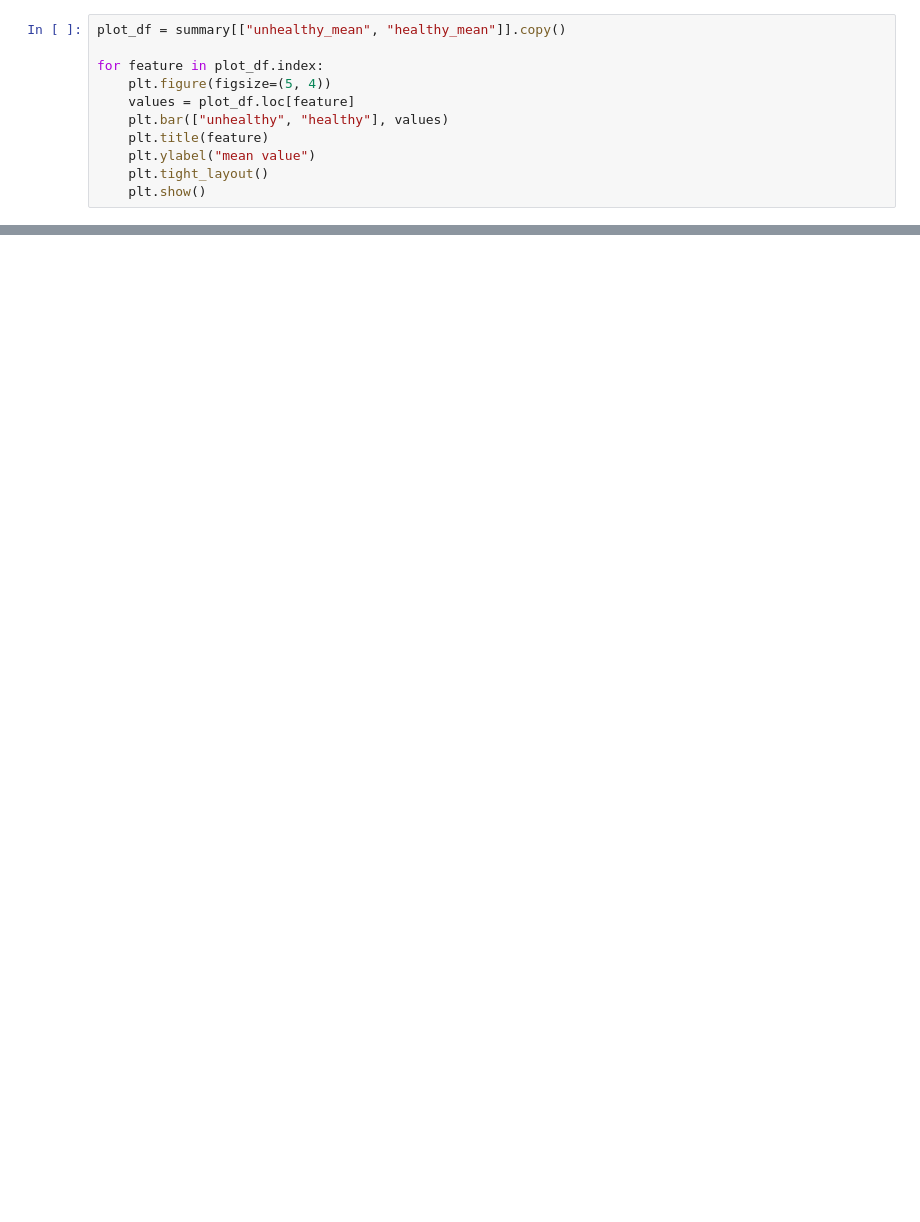
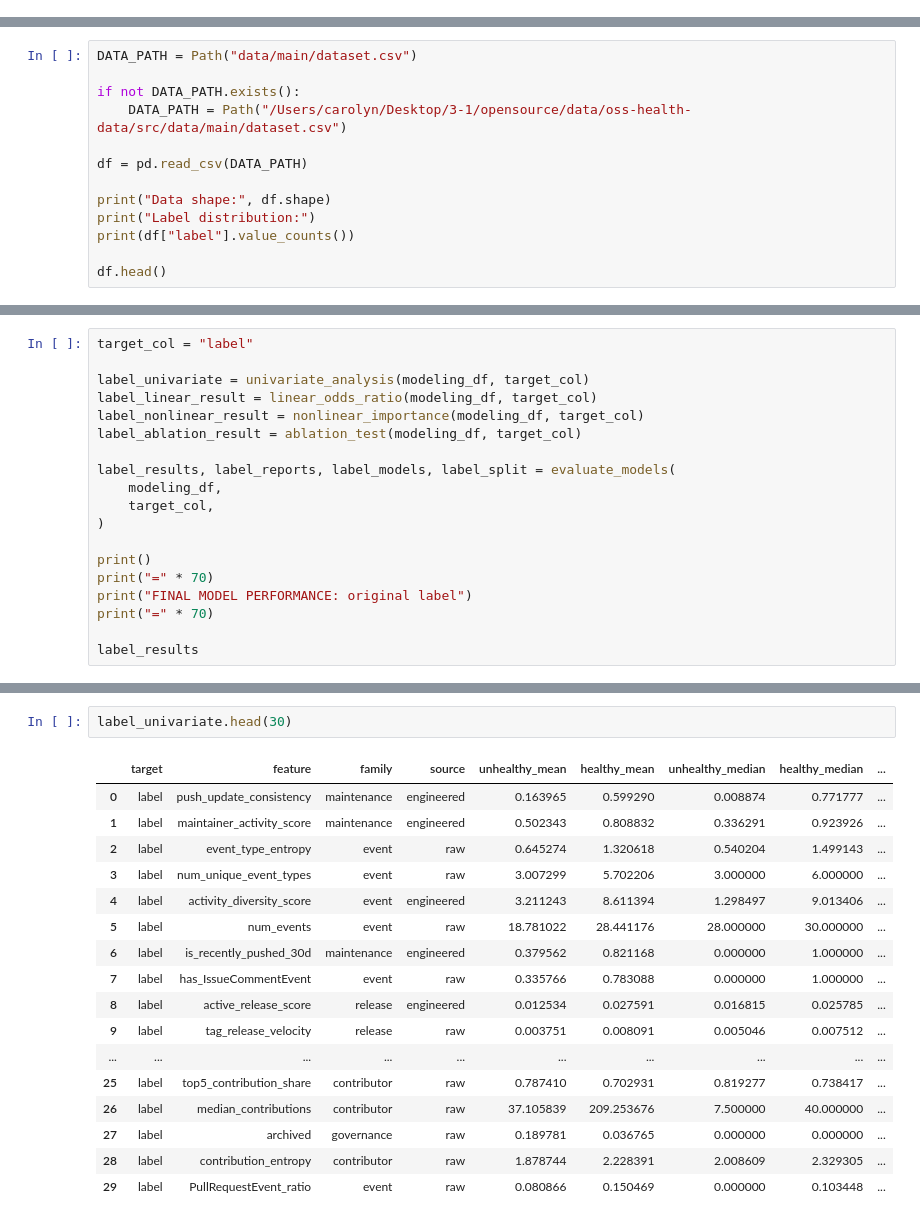
Before and after one commit to OpenSource-2026/oss-health-data, a Jupyter notebook: src/1_FEATURE.ipynb, the cells around one changed output, grey strips where cells are left out. Saved outputs shown, nothing was run; the diff lists cells and outputs as text; blank space fills up the shorter version.

```diff
--- a/src/1_FEATURE.ipynb
+++ b/src/1_FEATURE.ipynb
@@ -734,11 +0,0 @@ summary
-# %%
-plot_df = summary[["unhealthy_mean", "healthy_mean"]].copy()
-
-for feature in plot_df.index:
-    plt.figure(figsize=(5, 4))
-    values = plot_df.loc[feature]
-    plt.bar(["unhealthy", "healthy"], values)
-    plt.title(feature)
-    plt.ylabel("mean value")
-    plt.tight_layout()
-    plt.show()
@@ -3428,0 +42,13 @@ Feature importance 분석 결과 Healthy OSS를 설명하는 가장 중요한
+# %%
+DATA_PATH = Path("data/main/dataset.csv")
+
+if not DATA_PATH.exists():
+    DATA_PATH = Path("/Users/carolyn/Desktop/3-1/opensource/data/oss-health-data/src/data/main/dataset.csv")
+
+df = pd.read_csv(DATA_PATH)
+
+print("Data shape:", df.shape)
+print("Label distribution:")
+print(df["label"].value_counts())
+
+df.head()
@@ -3428,0 +962,19 @@ Feature importance 분석 결과 Healthy OSS를 설명하는 가장 중요한
+# %%
+target_col = "label"
+
+label_univariate = univariate_analysis(modeling_df, target_col)
+label_linear_result = linear_odds_ratio(modeling_df, target_col)
+label_nonlinear_result = nonlinear_importance(modeling_df, target_col)
+label_ablation_result = ablation_test(modeling_df, target_col)
+
+label_results, label_reports, label_models, label_split = evaluate_models(
+    modeling_df,
+    target_col,
+)
+
+print()
+print("=" * 70)
+print("FINAL MODEL PERFORMANCE: original label")
+print("=" * 70)
+
+label_results
@@ -3428,0 +1004,20 @@ Feature importance 분석 결과 Healthy OSS를 설명하는 가장 중요한
+# %%
+label_univariate.head(30)
+# %% [output]
+|  | target | feature | family | source | unhealthy_mean | healthy_mean | unhealthy_median | healthy_median | ... |
+| 0 | label | push_update_consistency | maintenance | engineered | 0.163965 | 0.599290 | 0.008874 | 0.771777 | ... |
+| 1 | label | maintainer_activity_score | maintenance | engineered | 0.502343 | 0.808832 | 0.336291 | 0.923926 | ... |
+| 2 | label | event_type_entropy | event | raw | 0.645274 | 1.320618 | 0.540204 | 1.499143 | ... |
+| 3 | label | num_unique_event_types | event | raw | 3.007299 | 5.702206 | 3.000000 | 6.000000 | ... |
+| 4 | label | activity_diversity_score | event | engineered | 3.211243 | 8.611394 | 1.298497 | 9.013406 | ... |
+| 5 | label | num_events | event | raw | 18.781022 | 28.441176 | 28.000000 | 30.000000 | ... |
+| 6 | label | is_recently_pushed_30d | maintenance | engineered | 0.379562 | 0.821168 | 0.000000 | 1.000000 | ... |
+| 7 | label | has_IssueCommentEvent | event | raw | 0.335766 | 0.783088 | 0.000000 | 1.000000 | ... |
+| 8 | label | active_release_score | release | engineered | 0.012534 | 0.027591 | 0.016815 | 0.025785 | ... |
+| 9 | label | tag_release_velocity | release | raw | 0.003751 | 0.008091 | 0.005046 | 0.007512 | ... |
+| ... | ... | ... | ... | ... | ... | ... | ... | ... | ... |
+| 25 | label | top5_contribution_share | contributor | raw | 0.787410 | 0.702931 | 0.819277 | 0.738417 | ... |
+| 26 | label | median_contributions | contributor | raw | 37.105839 | 209.253676 | 7.500000 | 40.000000 | ... |
+| 27 | label | archived | governance | raw | 0.189781 | 0.036765 | 0.000000 | 0.000000 | ... |
+| 28 | label | contribution_entropy | contributor | raw | 1.878744 | 2.228391 | 2.008609 | 2.329305 | ... |
+| 29 | label | PullRequestEvent_ratio | event | raw | 0.080866 | 0.150469 | 0.000000 | 0.103448 | ... |
```
Also changed, not shown: parts of 127 cells of this notebook.
